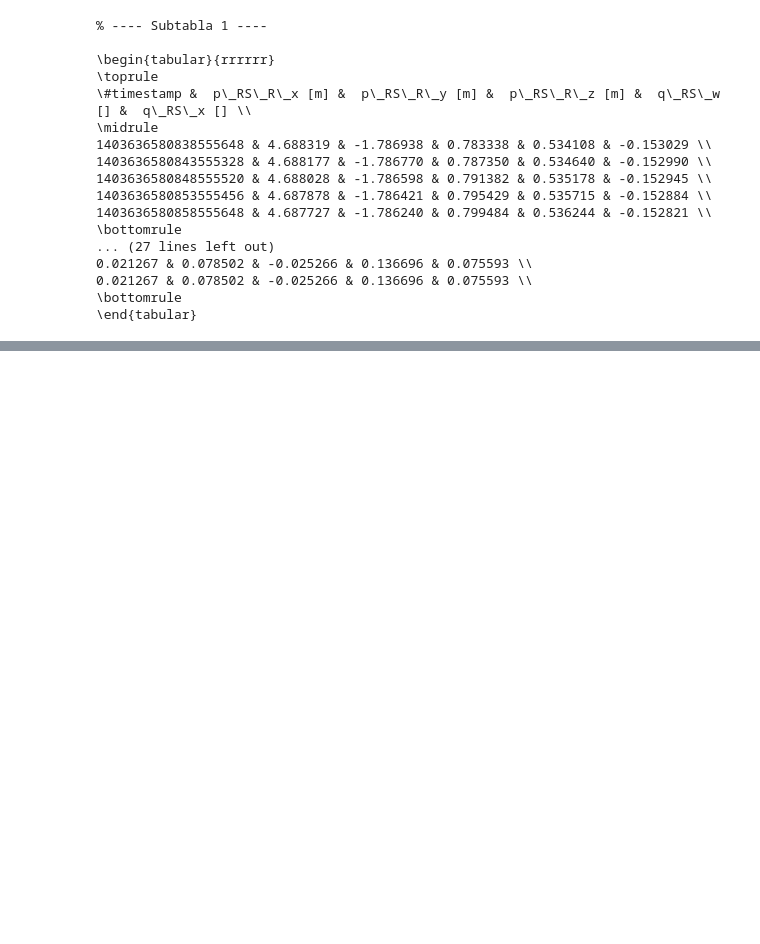
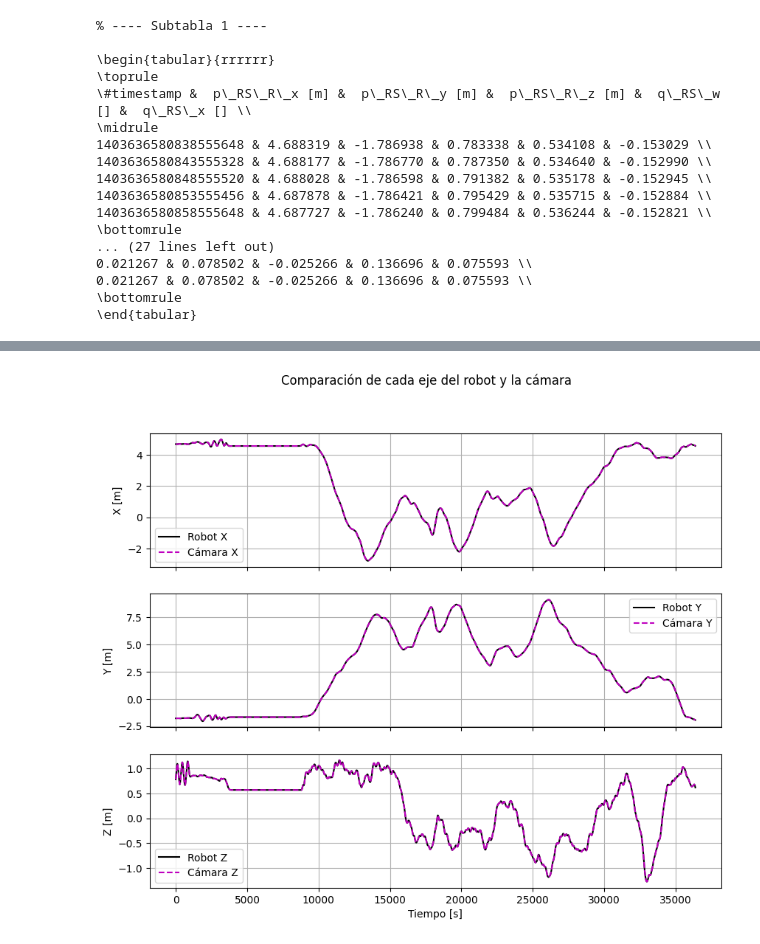
Before and after one commit to geronimogonzalez/Robotica-movil, a Jupyter notebook: TP-1/Ejercicio-5.ipynb, the cells around one changed output, grey strips where cells are left out. Saved outputs shown, nothing was run; the diff lists cells and outputs as text; code cells hidden in the pictures; blank space fills up the shorter version.

```diff
--- a/TP-1/Ejercicio-5.ipynb
+++ b/TP-1/Ejercicio-5.ipynb
@@ -334,0 +356,11 @@ for idx, table in enumerate(latex_tables):
+# %%
+import numpy as np
+
+# Añadir columna 1 para homogéneo
+positions_h = np.hstack([positions_cam, np.ones((positions_cam.shape[0], 1))])  # Nx4
+
+# Aplicar transformación homogénea
+positions_cam_transformed_h = (S_T_B @ positions_h.T).T  # Nx4
+
+# Convertir de nuevo a Nx3
+positions_cam_transformed = positions_cam_transformed_h[:, :3]
@@ -334,0 +437,34 @@ for idx, table in enumerate(latex_tables):
+# %%
+import matplotlib.pyplot as plt
+
+# Suponiendo que positions_robot y positions_cam_transformed son (N,3)
+time = range(len(positions_robot))  # O tu vector de tiempo real
+
+fig, axs = plt.subplots(3, 1, figsize=(10,8), sharex=True)
+
+# Eje X
+axs[0].plot(time, positions_robot[:,0], 'k-', label='Robot X')
+axs[0].plot(time, positions_cam_transformed[:,0], 'm--', label='Cámara X')
+axs[0].set_ylabel('X [m]')
+axs[0].legend()
+axs[0].grid(True)
+
+# Eje Y
+axs[1].plot(time, positions_robot[:,1], 'k-', label='Robot Y')
+axs[1].plot(time, positions_cam_transformed[:,1], 'm--', label='Cámara Y')
+axs[1].set_ylabel('Y [m]')
+axs[1].legend()
+axs[1].grid(True)
+
+# Eje Z
+axs[2].plot(time, positions_robot[:,2], 'k-', label='Robot Z')
+axs[2].plot(time, positions_cam_transformed[:,2], 'm--', label='Cámara Z')
+axs[2].set_ylabel('Z [m]')
+axs[2].set_xlabel('Tiempo [s]')
+axs[2].legend()
+axs[2].grid(True)
+
+plt.suptitle('Comparación de cada eje del robot y la cámara')
+plt.show()
+# %% [output]
+[figure, added]
```
Also changed, not shown: parts of 9 cells of this notebook.
